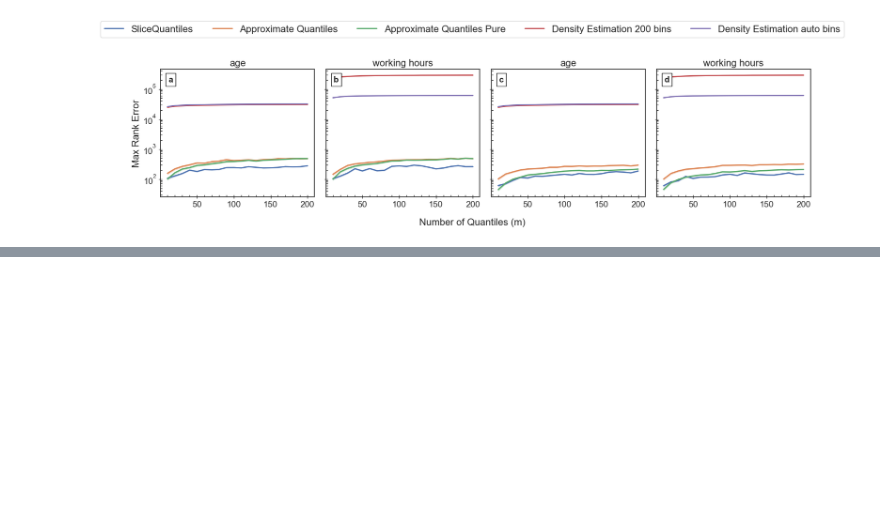
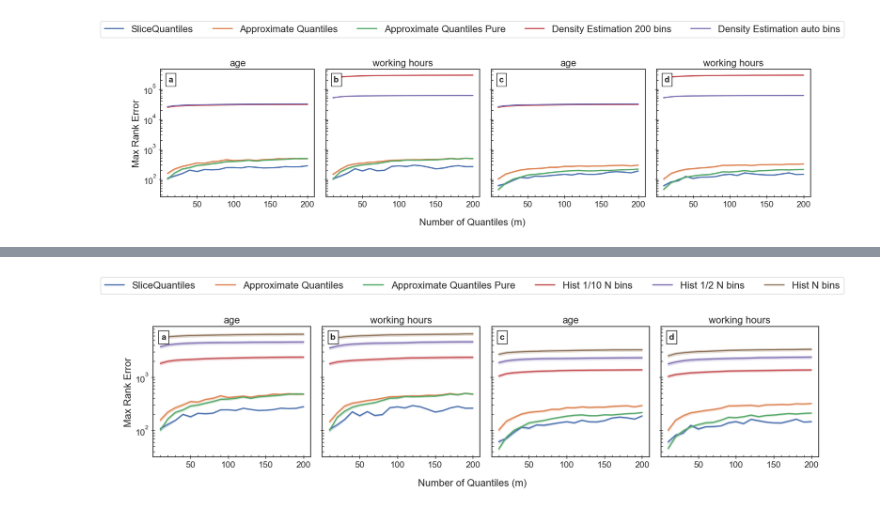
Before and after one commit to NynsenFaber/DP_CC_quantiles, a Jupyter notebook: real_data_eps0.5.ipynb, the cells around one changed output, grey strips where cells are left out. Cells and saved outputs as stored; diff of their text form; code cells hidden in the pictures; blank space fills up the shorter version.

```diff
--- a/real_data_eps0.5.ipynb
+++ b/real_data_eps0.5.ipynb
@@ -593,0 +637,4 @@ plt.show()
+# %%
+import pandas as pd
+new_DF = pd.DataFrame(records)
+DF = pd.concat([DF, new_DF])
@@ -593,0 +653,96 @@ plt.show()
+# %%
+DF = DF[DF["Algorithm"] != "Density Estimation auto bins"]
+DF = DF[DF["Algorithm"] != "Density Estimation 200 bins"]
+
+# change name Density Estimation N bins to Hist N bins
+DF.loc[DF["Algorithm"] == "Density Estimation 1/10 N bins", "Algorithm"] = "Hist 1/10 N bins"
+DF.loc[DF["Algorithm"] == "Density Estimation 1/2 N bins", "Algorithm"] = "Hist 1/2 N bins"
+DF.loc[DF["Algorithm"] == "Density Estimation N bins", "Algorithm"] = "Hist N bins"
+
+# order first 1/2 N bins, N bins, 2 N bins
+DF["Algorithm"] = pd.Categorical(DF["Algorithm"],
+                                 categories=["SliceQuantiles", "Approximate Quantiles", "Approximate Quantiles Pure",
+                                             "Hist 1/10 N bins", "Hist 1/2 N bins", "Hist N bins"],
+                                 ordered=True)
+# %%
+from matplotlib.ticker import AutoMinorLocator
+
+# Dynamically calculate rows and columns based on the number of plots
+num_plots = len(DATASET) * 2  # 2 for swap=True and swap=False
+cols = 4  # Fixed number of columns
+rows = (num_plots + cols - 1) // cols  # Calculate rows dynamically
+
+# Create a grid of subplots
+fig, axes = plt.subplots(rows, cols, figsize=(cols * 4, rows * 4), sharex=True, sharey=True)
+axes = axes.flatten()
+
+x_lables = ["a", "b", "c", "d"]
+
+count = 0
+for swap in (True, False):
+    for data_dict in DATASET:
+        if count >= len(axes):  # Prevent exceeding subplot count
+            break
+        ax = axes[count]
+        key = data_dict["name"]
+        df = DF[(DF["dataset"] == key) & (DF["swap"] == swap)]
+        sns.lineplot(
+            data=df,
+            x="m",
+            y="max_error",
+            hue="Algorithm",
+            errorbar=('ci', 95),  # confidence interval 95%
+            linewidth=2,
+            ax=ax,
+        )
+        ax.set_title(key, fontsize=16)
+        ax.set_xlabel("", fontsize=16)
+        ax.set_ylabel("Max Rank Error", fontsize=16)
+        ax.legend().remove()  # Remove individual legends
+
+        # Customize ticks: keep numbers and add small lines
+        # Major ticks (with labels)
+        ax.tick_params(axis='x', which='major', direction='inout', length=6, width=1, bottom=True)
+        ax.tick_params(axis='y', which='major', direction='inout', length=6, width=1, left=True)
+
+        # Minor ticks (no labels, just small marks)
+        ax.xaxis.set_minor_locator(AutoMinorLocator())  # auto minor ticks for x
+        ax.yaxis.set_minor_locator(AutoMinorLocator())  # auto minor ticks for y
+        ax.tick_params(axis='x', which='minor', direction='in', length=3, width=1, bottom=True)
+        ax.tick_params(axis='y', which='minor', direction='in', length=3, width=1, left=True)
+
+        # increas x and y ticks fontsize
+        ax.tick_params(axis='both', which='major', labelsize=14)
+
+        # Add a small box with the label
+        ax.text(0.05, 0.95, x_lables[count], transform=ax.transAxes,
+                fontsize=14, fontweight='bold', va='top', ha='left',
+                bbox=dict(facecolor='white', edgecolor='black'))
+
+        count += 1
+
+# Remove unused subplots
+if count < len(axes):
+    for j in range(count, len(axes)):
+        fig.delaxes(axes[j])
+
+# Add a single legend for the entire figure
+handles, labels = axes[0].get_legend_handles_labels()
+fig.legend(handles, labels, loc='upper center', ncol=len(labels), bbox_to_anchor=(0.5, 1.15), fontsize=16)
+
+# Add a single shared x-label
+fig.text(0.5, -0.05, "Number of Quantiles (m)", ha='center', fontsize=16)
+
+# add log scale on y axis
+for ax in axes:
+    ax.set_yscale('log')
+    # remove grid
+    ax.grid(False)
+
+# Adjust layout to fit the legend
+plt.tight_layout(rect=[0, 0, 1, 0.95])
+# save it as pdf
+plt.savefig('max_error_eps0.5_2.pdf', bbox_inches='tight', dpi=300)
+plt.show()
+# %% [output]
+[figure, added]
```
Also changed, not shown: parts of 5 cells of this notebook, 2 other files.
